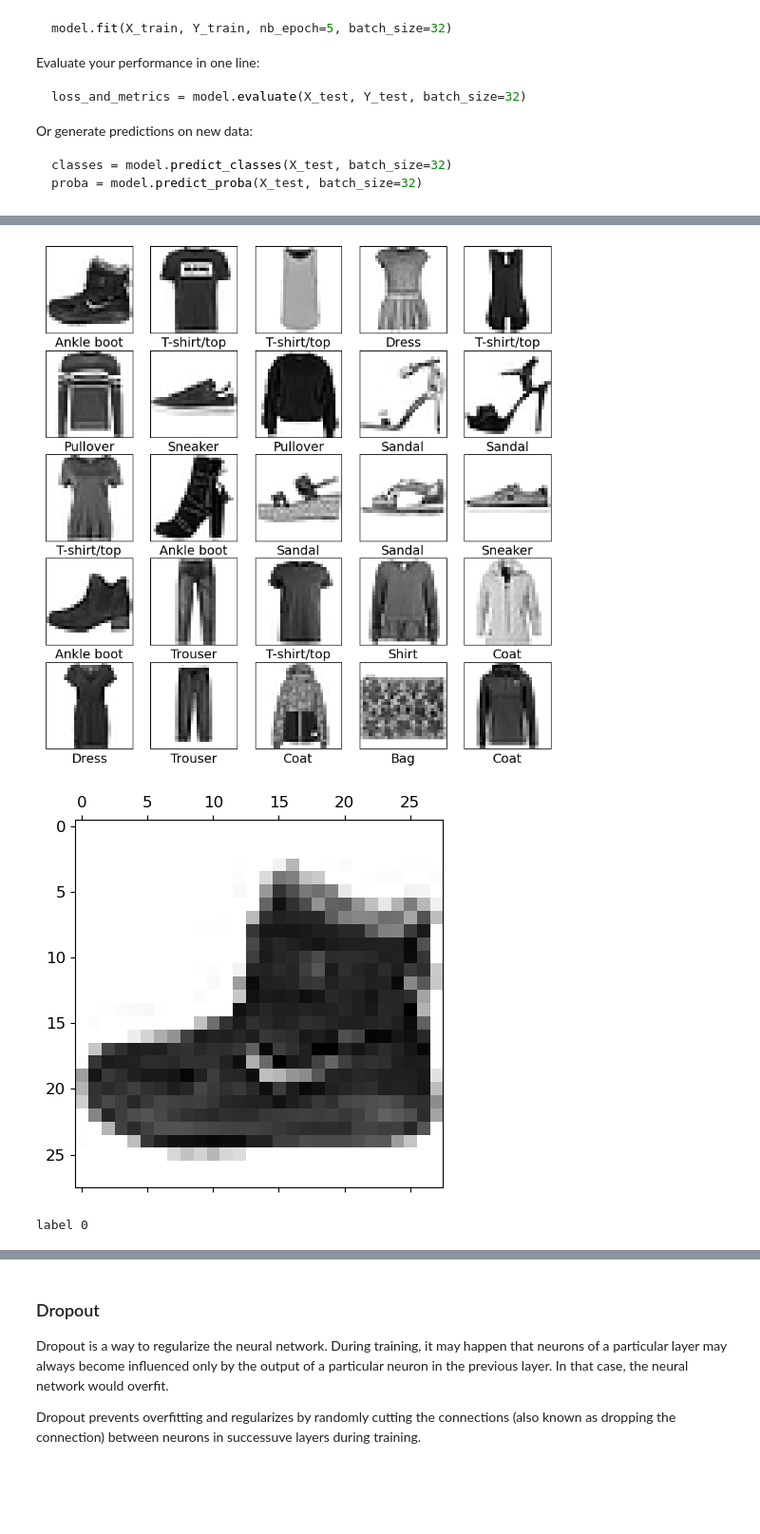
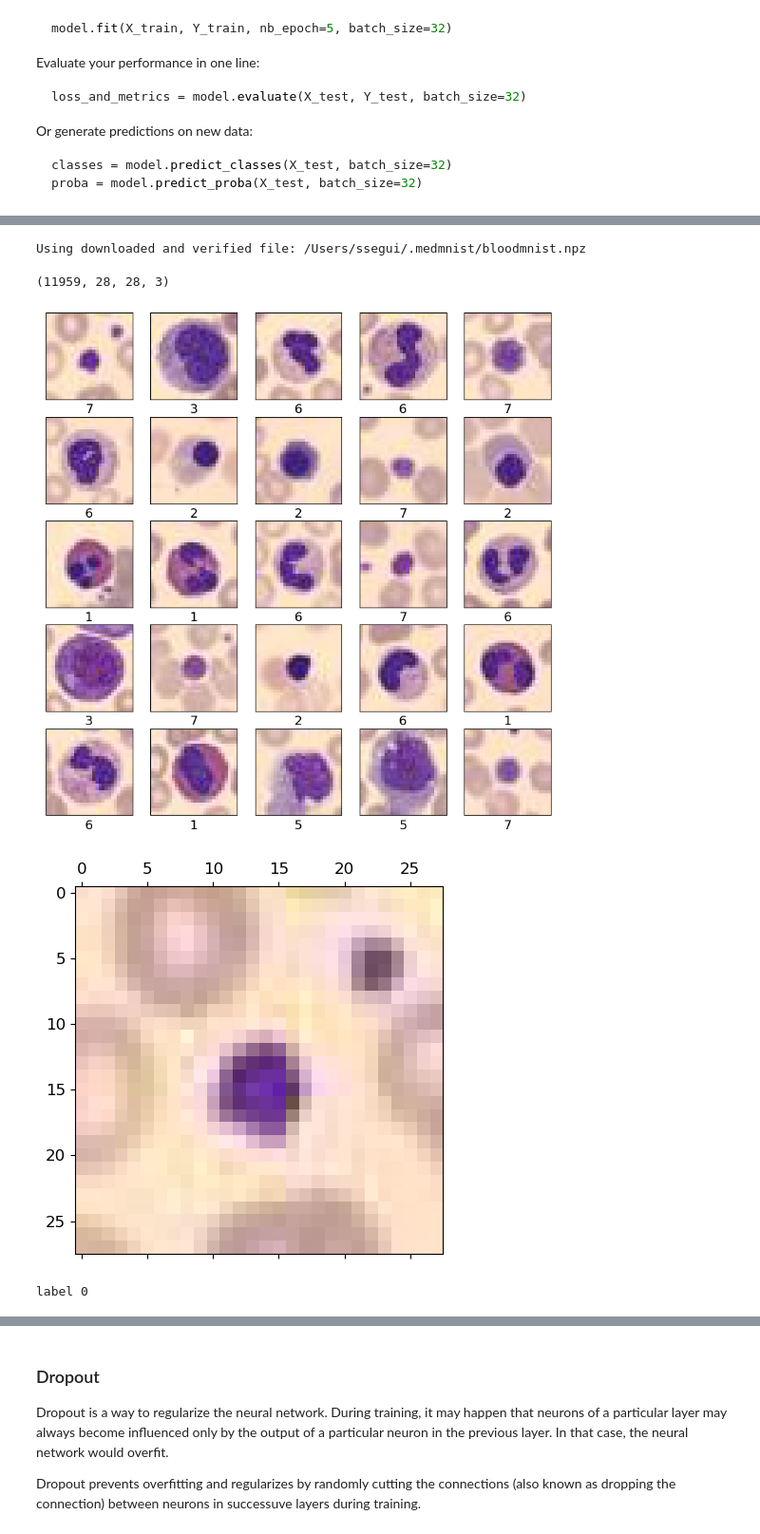
Before and after one commit to ssegui/vhio_course_part2, a Jupyter notebook: Lesson 2. NeuralNetworks.ipynb, the cells around one changed output, grey strips where cells are left out. Shown at 95% size. Cells and saved outputs as stored; diff of their text form; code cells hidden in the pictures; blank space fills up the shorter version.

```diff
--- a/Lesson 2. NeuralNetworks.ipynb
+++ b/Lesson 2. NeuralNetworks.ipynb
@@ -159,18 +95,34 @@ proba = model.predict_proba(X_test, batch_size=32)
+# %%
+from medmnist import BloodMNIST
+dataset = BloodMNIST(split='train', download=True)
+# %% [output]
+Using downloaded and verified file: /Users/ssegui/.medmnist/bloodmnist.npz
+# %%
+dataset_name = 'bloodmnist'
+dataset_path = '/Users/ssegui/.medmnist'
+# %%
+dataset = np.load(os.path.join(dataset_path, dataset_name + '.npz'))
+
+X_train = dataset['train_images']
+y_train = dataset['train_labels']
+X_val = dataset['val_images']
+y_val = dataset['val_labels']
+X_test = dataset['test_images']
+y_test = dataset['test_labels']
+# %%
+X_train.shape
+# %% [output]
+(11959, 28, 28, 3)
 # %%
-fashion_mnist = keras.datasets.fashion_mnist
-
-(X_train, y_train), (X_test, y_test) = fashion_mnist.load_data() # fetch FASHION-10 data
-
-class_names = ['T-shirt/top', 'Trouser', 'Pullover', 'Dress', 'Coat',
-               'Sandal', 'Shirt', 'Sneaker', 'Bag', 'Ankle boot']
+class_names = ['0', '1', '2', '3', '4',
+               '5', '6', '7']
 
 
-num_train, height, width  = X_train.shape # there are 50000 training examples in FASHION-10
+num_train, height, width, channels  = X_train.shape # there are 50000 training examples in FASHION-10
 num_test = X_test.shape[0] # there are 10000 test examples in FASHION-10
 
-X_train = X_train.reshape(num_train,height*width,)
-X_test = X_test.reshape(num_test,height*width,)
-depth =1
+X_train = X_train.reshape(num_train,height*width*channels)
+X_test = X_test.reshape(num_test,height*width*channels)
 
 
 num_classes = np.unique(y_train).shape[0] # there are 10 image classes
@@ -192,11 +144,11 @@ for i in range(25):
     plt.xticks([])
     plt.yticks([])
     plt.grid(False)
-    plt.imshow(X_train[i].reshape((28,28)), cmap=plt.cm.binary)
+    plt.imshow(X_train[i].reshape((height,width,channels)), cmap=plt.cm.binary)
     plt.xlabel(class_names[np.argmax(Y_train[i])])
 plt.show()
 # %% [output]
-[figure, old version]
+[figure, new version]
 # %%
 import matplotlib.pylab as plt
 
@@ -222,11 +174,11 @@ def plot_history(histories):
     plt.show()
 # %%
 i = 0
-plt.matshow(X_train[i].reshape((28,28)),cmap=plt.cm.binary)
+plt.matshow(X_train[i].reshape((height,width,channels)),cmap=plt.cm.binary)
 plt.show()
 print("label", np.argmax(y_train[i]),)
 # %% [output]
-[figure, old version]
+[figure, new version]
 label 0
 # %%
 from keras.models import Sequential
```
Also changed, not shown: parts of 45 cells of this notebook.
